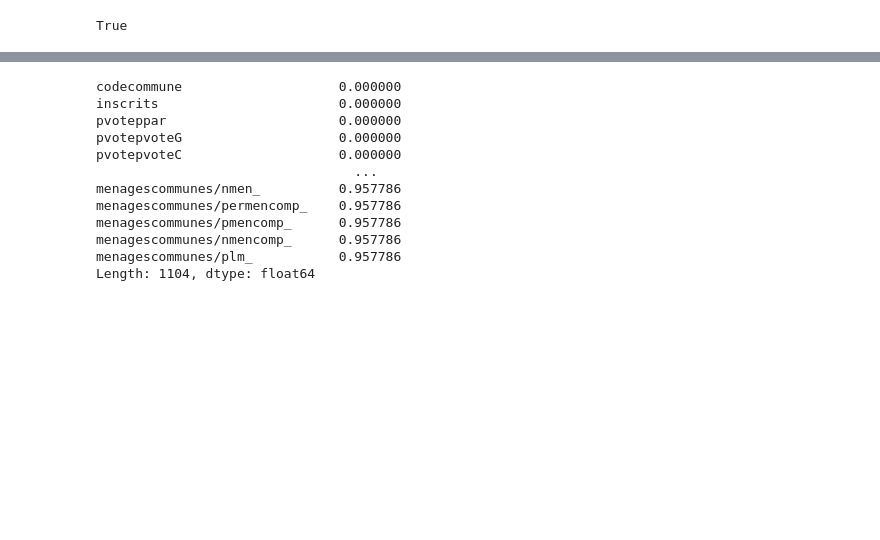
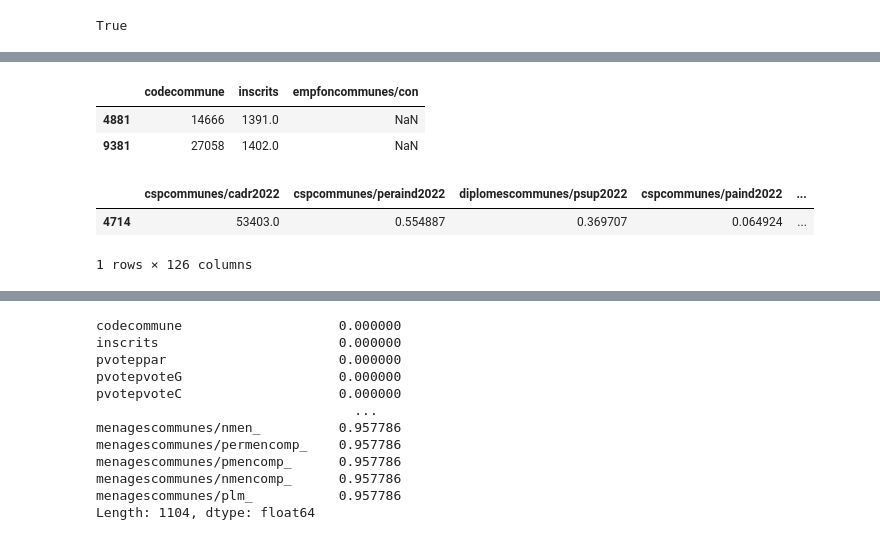
Before and after one commit to artmanceau/electera, a Jupyter notebook: notebooks/experiments/sanity_checks.ipynb, the cells around one changed output, grey strips where cells are left out. Cells and saved outputs as stored; diff of their text form; code cells hidden in the pictures; blank space fills up the shorter version.

```diff
--- a/notebooks/experiments/sanity_checks.ipynb
+++ b/notebooks/experiments/sanity_checks.ipynb
@@ -26,0 +176,6 @@ dataset.iloc[0].to_csv('col.csv')
+# %%
+X.loc[X["empfoncommunes/con"].isna(), ['codecommune', 'inscrits', 'empfoncommunes/con']]
+# %% [output]
+|  | codecommune | inscrits | empfoncommunes/con |
+| 4881 | 14666 | 1391.0 | NaN |
+| 9381 | 27058 | 1402.0 | NaN |
@@ -26,0 +208,7 @@ dataset.iloc[0].to_csv('col.csv')
+# %%
+lp = list(set(Lm).intersection(dfc.columns))
+dfc.loc[dfc['codecommune']=='13055', lp]
+# %% [output]
+|  | cspcommunes/cadr2022 | cspcommunes/peraind2022 | diplomescommunes/psup2022 | cspcommunes/paind2022 | ... |
+| 4714 | 53403.0 | 0.554887 | 0.369707 | 0.064924 | ... |
+1 rows × 126 columns
```
Also changed, not shown: parts of 25 cells of this notebook, 3 other files.
